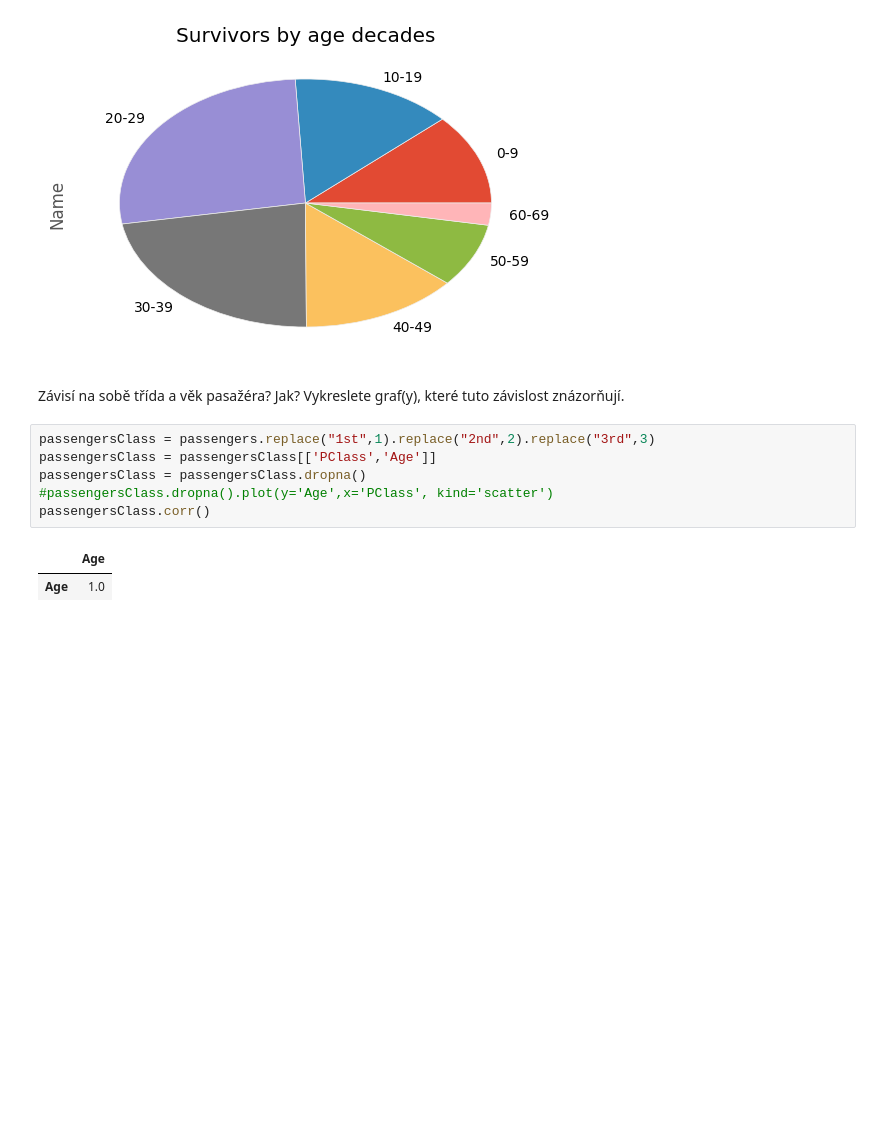
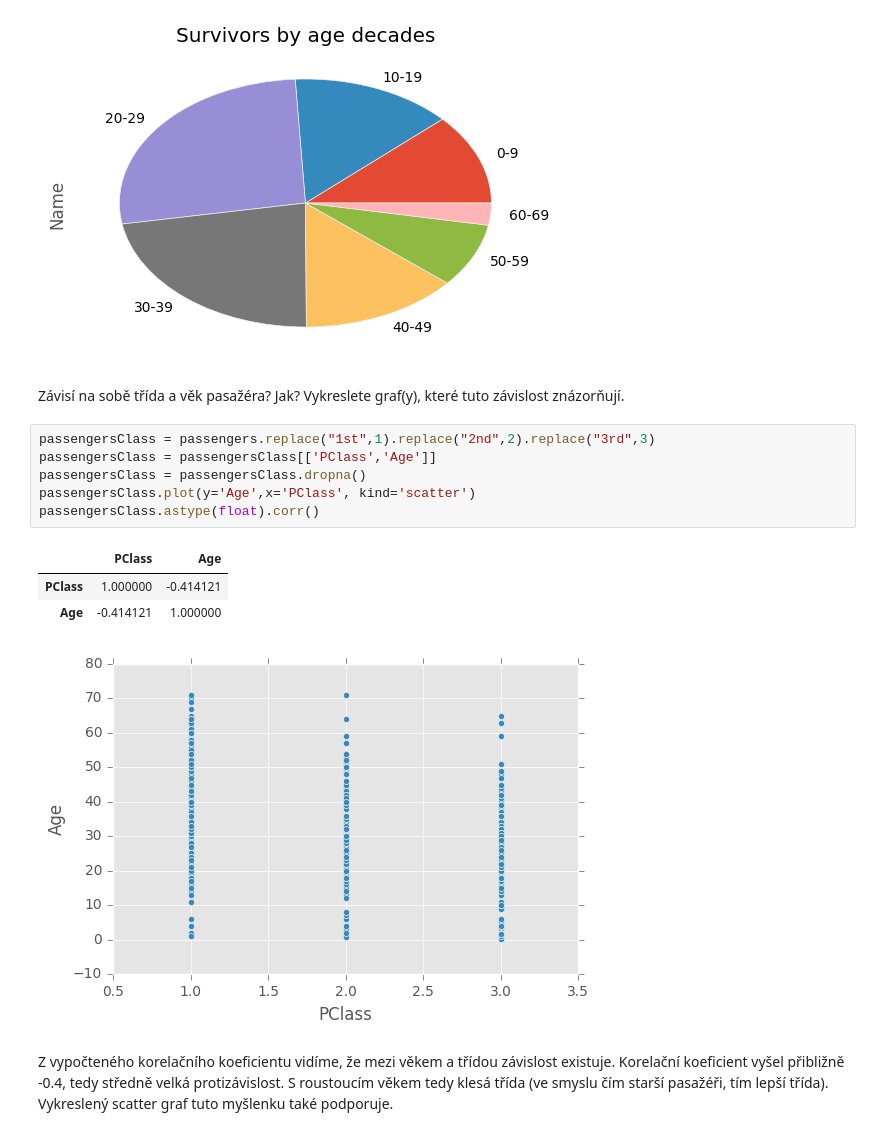
Before and after one commit to pklejch/titanic, a Jupyter notebook: titanic_nb.ipynb, the cells around one changed output. Drawn from its saved outputs; the diff is of its cells as text; blank space fills up the shorter version.

```diff
--- a/titanic_nb.ipynb
+++ b/titanic_nb.ipynb
@@ -131,9 +107,13 @@ Závisí na sobě třída a věk pasažéra? Jak? Vykreslete graf(y), které tut
 # %%
 passengersClass = passengers.replace("1st",1).replace("2nd",2).replace("3rd",3)
 passengersClass = passengersClass[['PClass','Age']]
 passengersClass = passengersClass.dropna()
-#passengersClass.dropna().plot(y='Age',x='PClass', kind='scatter')
-passengersClass.corr()
+passengersClass.plot(y='Age',x='PClass', kind='scatter')
+passengersClass.astype(float).corr()
 # %% [output]
-|  | Age |
-| Age | 1.0 |
+|  | PClass | Age |
+| PClass | 1.000000 | -0.414121 |
+| Age | -0.414121 | 1.000000 |
+[figure, added]
+# %% [markdown]
+Z vypočteného korelačního koeficientu vidíme, že mezi věkem a třídou závislost existuje. Korelační koeficient vyšel přibližně -0.4, tedy středně velká protizávislost. S roustoucím věkem tedy klesá třída (ve smyslu čím starší pasažéři, tím lepší třída). Vykreslený scatter graf tuto myšlenku také podporuje.
```
Also changed, not shown: parts of 4 cells of this notebook.
